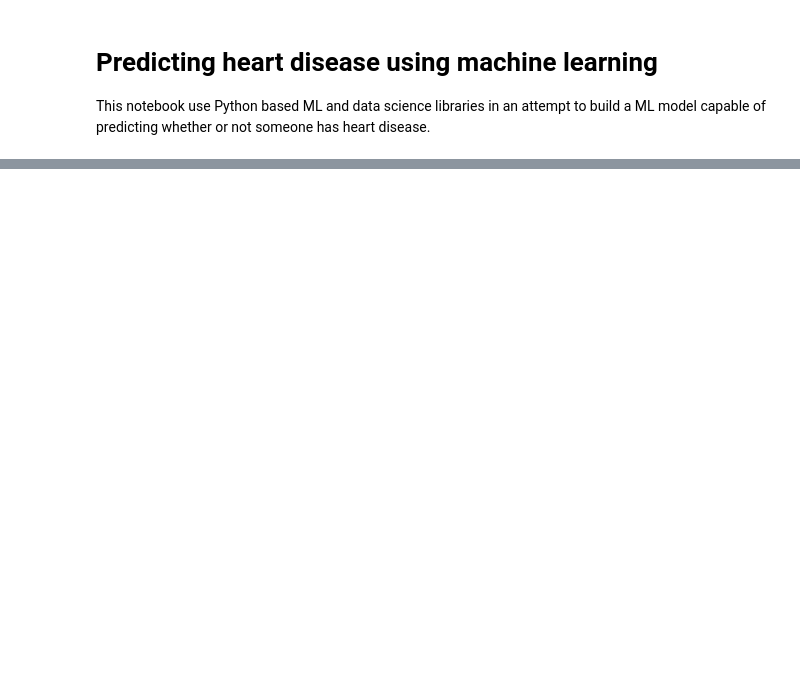
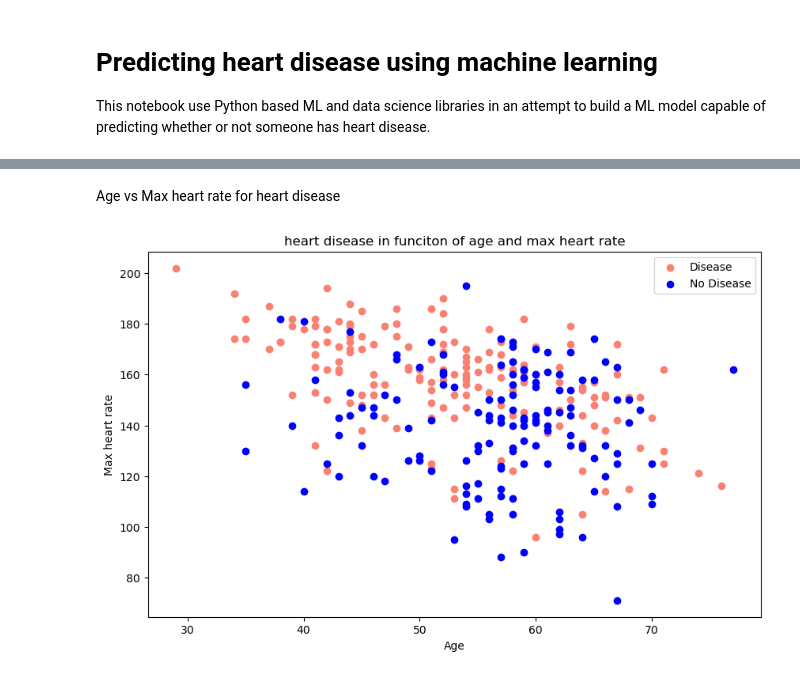
Before and after one commit to HkgCory/Scikit-learn-project, a Jupyter notebook: end-to-end-heart-disease-classification.ipynb, the cells around one changed output, grey strips where cells are left out. Drawn from its saved outputs; the diff is of its cells as text; code cells hidden in the pictures; blank space fills up the shorter version.

```diff
--- a/end-to-end-heart-disease-classification.ipynb
+++ b/end-to-end-heart-disease-classification.ipynb
@@ -4,0 +196,20 @@ This notebook use Python based ML and data science libraries in an attempt to bu
+# %% [markdown]
+Age vs Max heart rate for heart disease
+# %%
+plt.figure(figsize=(10,6))
+
+plt.scatter(df.age[df.target==1],
+            df.thalach[df.target==1],
+            c='salmon')
+
+plt.scatter(df.age[df.target==0],
+            df.thalach[df.target==0],
+            c='blue')
+
+plt.title('heart disease in funciton of age and max heart rate')
+plt.xlabel('Age')
+plt.ylabel('Max heart rate')
+plt.legend(['Disease', 'No Disease'])
+plt.show()
+# %% [output]
+[figure, added]
```
Also changed, not shown: parts of 23 cells of this notebook, 2 other files.
